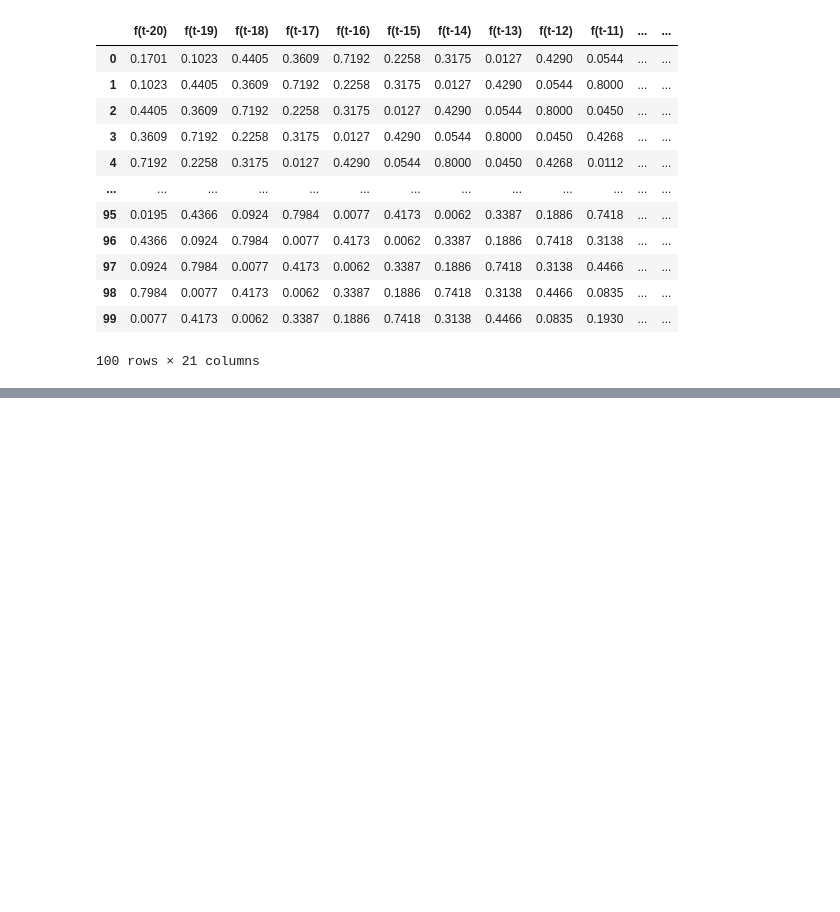
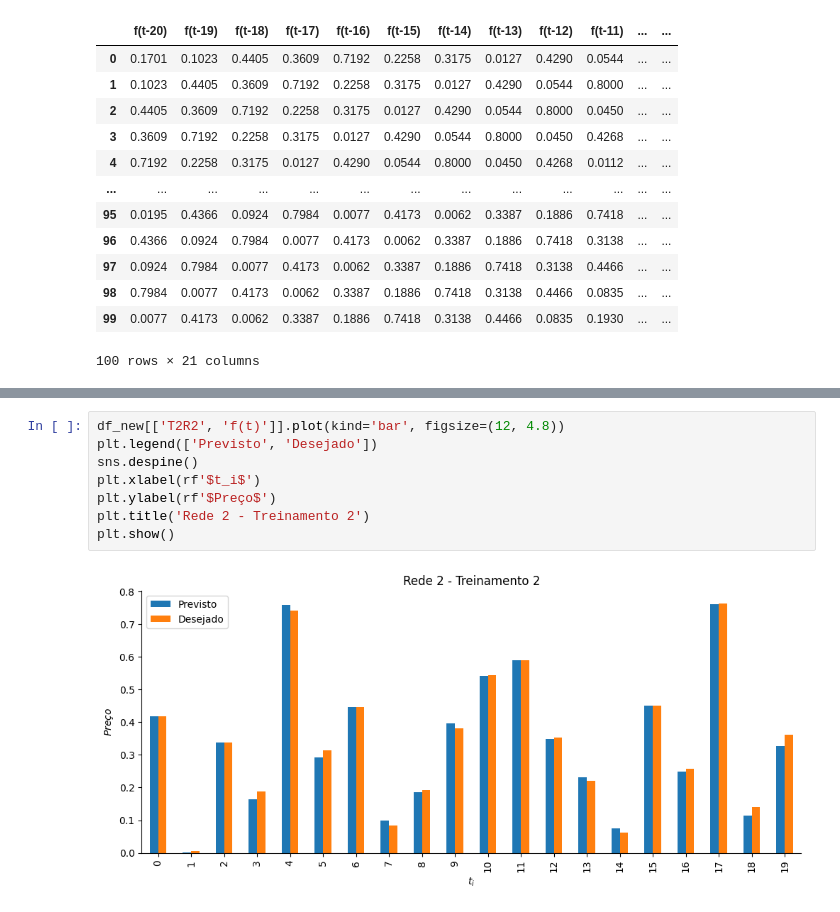
Before and after one commit to guipradow/TDNN_price, a Jupyter notebook: notebook/merchandise_price.ipynb, the cells around one changed output, grey strips where cells are left out. Drawn from its saved outputs; the diff is of its cells as text; blank space fills up the shorter version.

```diff
--- a/notebook/merchandise_price.ipynb
+++ b/notebook/merchandise_price.ipynb
@@ -398,3 +389,13 @@ Name: f(t), dtype: float64
+# %%
+df_new[['T2R2', 'f(t)']].plot(kind='bar', figsize=(12, 4.8))
+plt.legend(['Previsto', 'Desejado'])
+sns.despine()
+plt.xlabel(rf'$t_i$')
+plt.ylabel(rf'$Preço$')
+plt.title('Rede 2 - Treinamento 2')
+plt.show()
+# %% [output]
+[figure, added]
 # %%
 df_new[['T1R3', 'f(t)']].plot(kind='bar', figsize=(12, 4.8))
 plt.legend(['Previsto', 'Desejado'])
```
Also changed, not shown: parts of 3 cells of this notebook.
